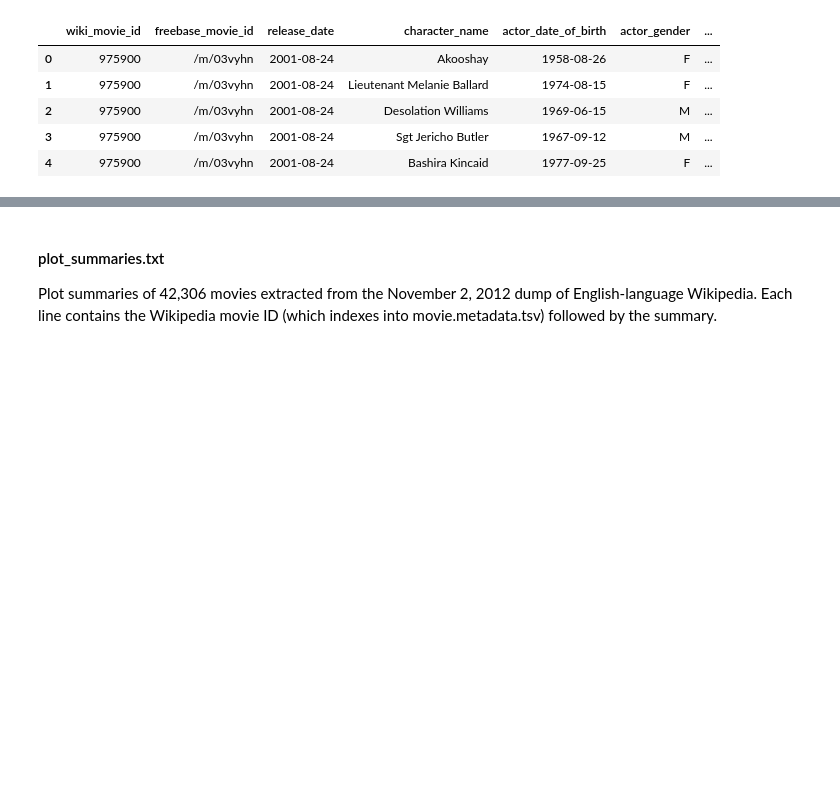
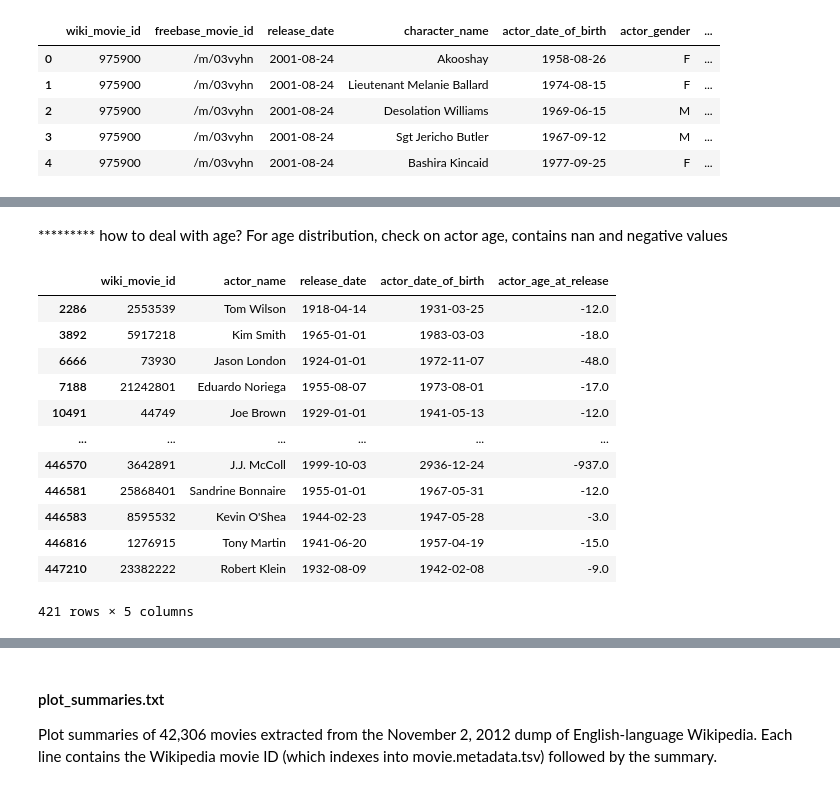
Before and after one commit to epfl-ada/ada-2022-project-yiyisoda, a Jupyter notebook: milestone_2.ipynb, the cells around one changed output, grey strips where cells are left out. Cells and saved outputs as stored; diff of their text form; code cells hidden in the pictures; blank space fills up the shorter version.

```diff
--- a/milestone_2.ipynb
+++ b/milestone_2.ipynb
@@ -85,0 +162,19 @@ characters.head()
+# %% [markdown]
+ ********* how to deal with age?
+ For age distribution, check on actor age, contains nan and negative values
+# %%
+characters.query('actor_age_at_release <= 0')[['wiki_movie_id', 'actor_name', 'release_date', 'actor_date_of_birth','actor_age_at_release']]
+# %% [output]
+|  | wiki_movie_id | actor_name | release_date | actor_date_of_birth | actor_age_at_release |
+| 2286 | 2553539 | Tom Wilson | 1918-04-14 | 1931-03-25 | -12.0 |
+| 3892 | 5917218 | Kim Smith | 1965-01-01 | 1983-03-03 | -18.0 |
+| 6666 | 73930 | Jason London | 1924-01-01 | 1972-11-07 | -48.0 |
+| 7188 | 21242801 | Eduardo Noriega | 1955-08-07 | 1973-08-01 | -17.0 |
+| 10491 | 44749 | Joe Brown | 1929-01-01 | 1941-05-13 | -12.0 |
+| ... | ... | ... | ... | ... | ... |
+| 446570 | 3642891 | J.J. McColl | 1999-10-03 | 2936-12-24 | -937.0 |
+| 446581 | 25868401 | Sandrine Bonnaire | 1955-01-01 | 1967-05-31 | -12.0 |
+| 446583 | 8595532 | Kevin O'Shea | 1944-02-23 | 1947-05-28 | -3.0 |
+| 446816 | 1276915 | Tony Martin | 1941-06-20 | 1957-04-19 | -15.0 |
+| 447210 | 23382222 | Robert Klein | 1932-08-09 | 1942-02-08 | -9.0 |
+421 rows × 5 columns
```
Also changed, not shown: parts of 12 cells of this notebook.
